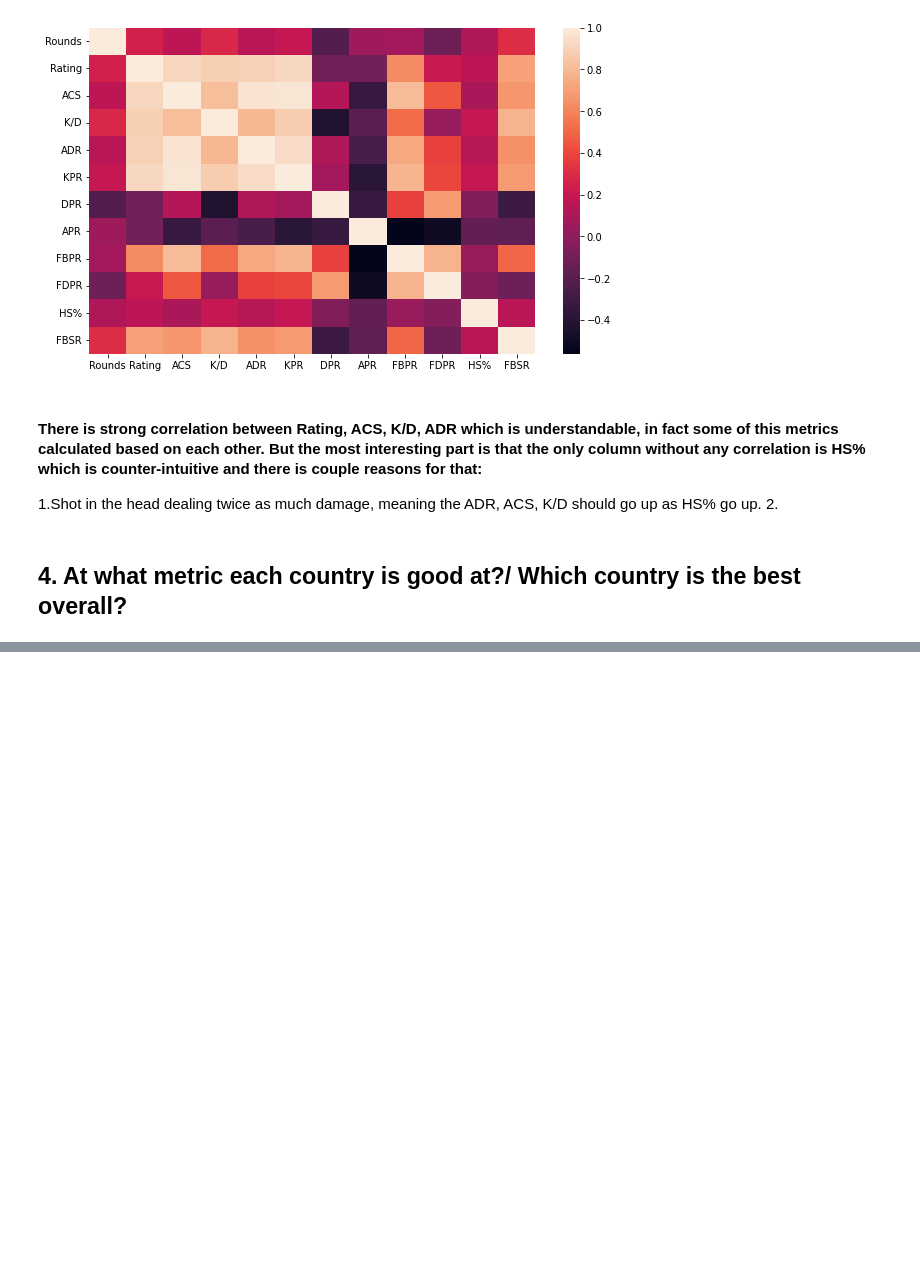
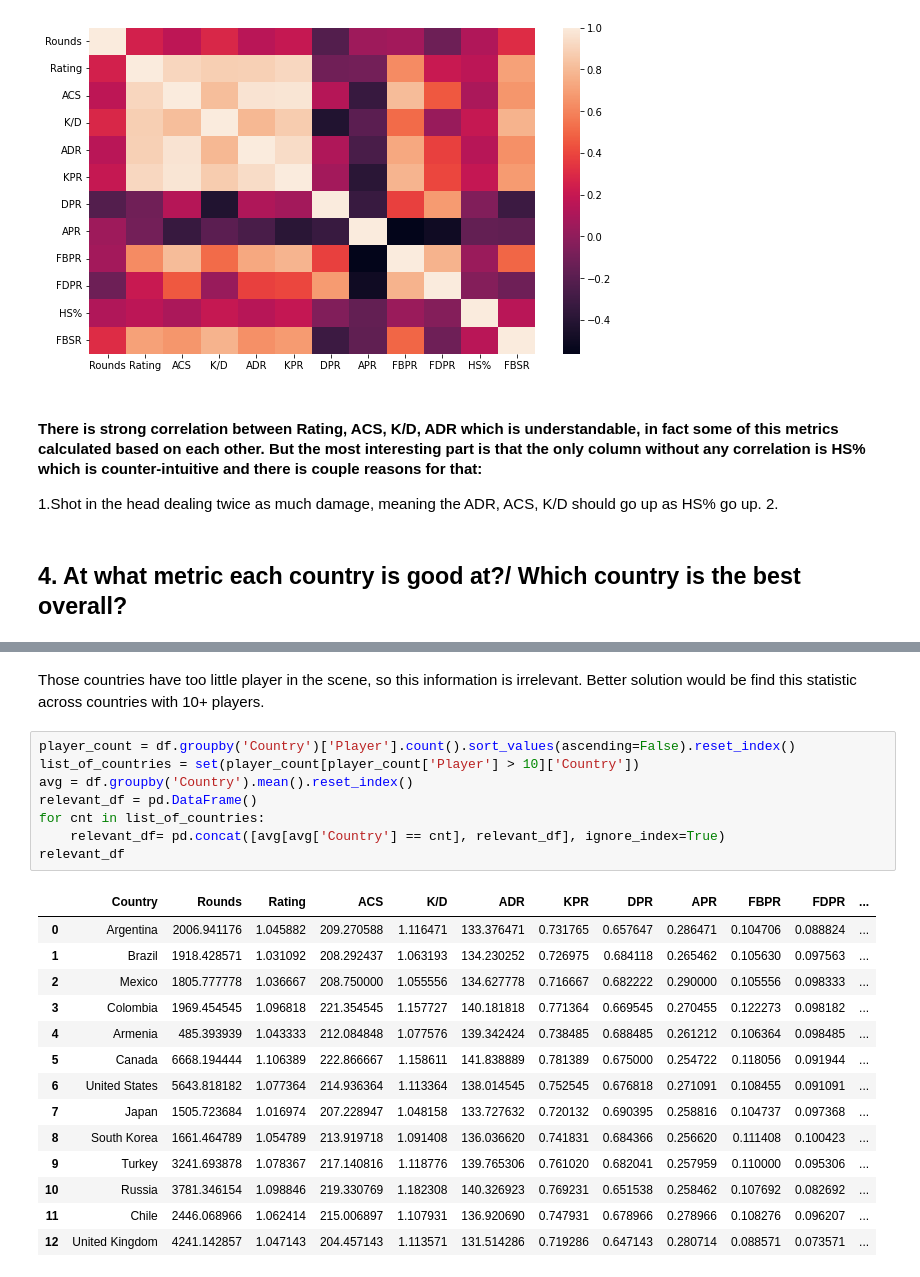
Before and after one commit to NickChirgin/valorant_data_analysis, a Jupyter notebook: analysis.ipynb, the cells around one changed output, grey strips where cells are left out. Cells and saved outputs as stored; diff of their text form; blank space fills up the shorter version.

```diff
--- a/analysis.ipynb
+++ b/analysis.ipynb
@@ -168,0 +211,25 @@ Surpisingly enough country that has top metrics is Serbia.
+# %% [markdown]
+Those countries have too little player in the scene, so this information is irrelevant. Better solution would be find this statistic across countries with 10+ players.
+# %%
+player_count = df.groupby('Country')['Player'].count().sort_values(ascending=False).reset_index()
+list_of_countries = set(player_count[player_count['Player'] > 10]['Country'])
+avg = df.groupby('Country').mean().reset_index()
+relevant_df = pd.DataFrame()
+for cnt in list_of_countries:
+    relevant_df= pd.concat([avg[avg['Country'] == cnt], relevant_df], ignore_index=True)
+relevant_df
+# %% [output]
+|  | Country | Rounds | Rating | ACS | K/D | ADR | KPR | DPR | APR | FBPR | FDPR | ... |
+| 0 | Argentina | 2006.941176 | 1.045882 | 209.270588 | 1.116471 | 133.376471 | 0.731765 | 0.657647 | 0.286471 | 0.104706 | 0.088824 | ... |
+| 1 | Brazil | 1918.428571 | 1.031092 | 208.292437 | 1.063193 | 134.230252 | 0.726975 | 0.684118 | 0.265462 | 0.105630 | 0.097563 | ... |
+| 2 | Mexico | 1805.777778 | 1.036667 | 208.750000 | 1.055556 | 134.627778 | 0.716667 | 0.682222 | 0.290000 | 0.105556 | 0.098333 | ... |
+| 3 | Colombia | 1969.454545 | 1.096818 | 221.354545 | 1.157727 | 140.181818 | 0.771364 | 0.669545 | 0.270455 | 0.122273 | 0.098182 | ... |
+| 4 | Armenia | 485.393939 | 1.043333 | 212.084848 | 1.077576 | 139.342424 | 0.738485 | 0.688485 | 0.261212 | 0.106364 | 0.098485 | ... |
+| 5 | Canada | 6668.194444 | 1.106389 | 222.866667 | 1.158611 | 141.838889 | 0.781389 | 0.675000 | 0.254722 | 0.118056 | 0.091944 | ... |
+| 6 | United States | 5643.818182 | 1.077364 | 214.936364 | 1.113364 | 138.014545 | 0.752545 | 0.676818 | 0.271091 | 0.108455 | 0.091091 | ... |
+| 7 | Japan | 1505.723684 | 1.016974 | 207.228947 | 1.048158 | 133.727632 | 0.720132 | 0.690395 | 0.258816 | 0.104737 | 0.097368 | ... |
+| 8 | South Korea | 1661.464789 | 1.054789 | 213.919718 | 1.091408 | 136.036620 | 0.741831 | 0.684366 | 0.256620 | 0.111408 | 0.100423 | ... |
+| 9 | Turkey | 3241.693878 | 1.078367 | 217.140816 | 1.118776 | 139.765306 | 0.761020 | 0.682041 | 0.257959 | 0.110000 | 0.095306 | ... |
+| 10 | Russia | 3781.346154 | 1.098846 | 219.330769 | 1.182308 | 140.326923 | 0.769231 | 0.651538 | 0.258462 | 0.107692 | 0.082692 | ... |
+| 11 | Chile | 2446.068966 | 1.062414 | 215.006897 | 1.107931 | 136.920690 | 0.747931 | 0.678966 | 0.278966 | 0.108276 | 0.096207 | ... |
+| 12 | United Kingdom | 4241.142857 | 1.047143 | 204.457143 | 1.113571 | 131.514286 | 0.719286 | 0.647143 | 0.280714 | 0.088571 | 0.073571 | ... |
```
Also changed, not shown: parts of 20 cells of this notebook.
